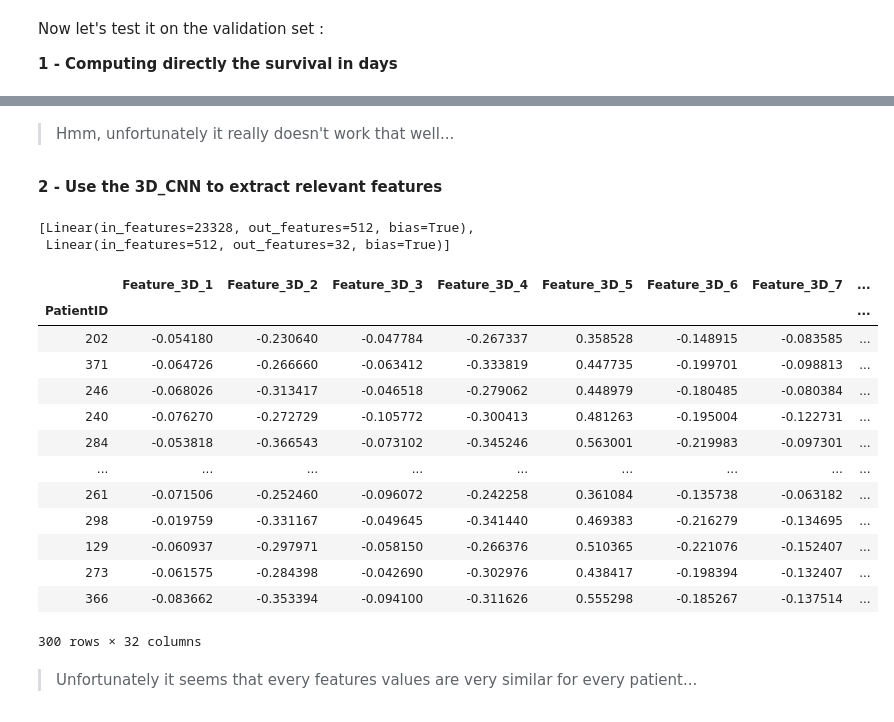
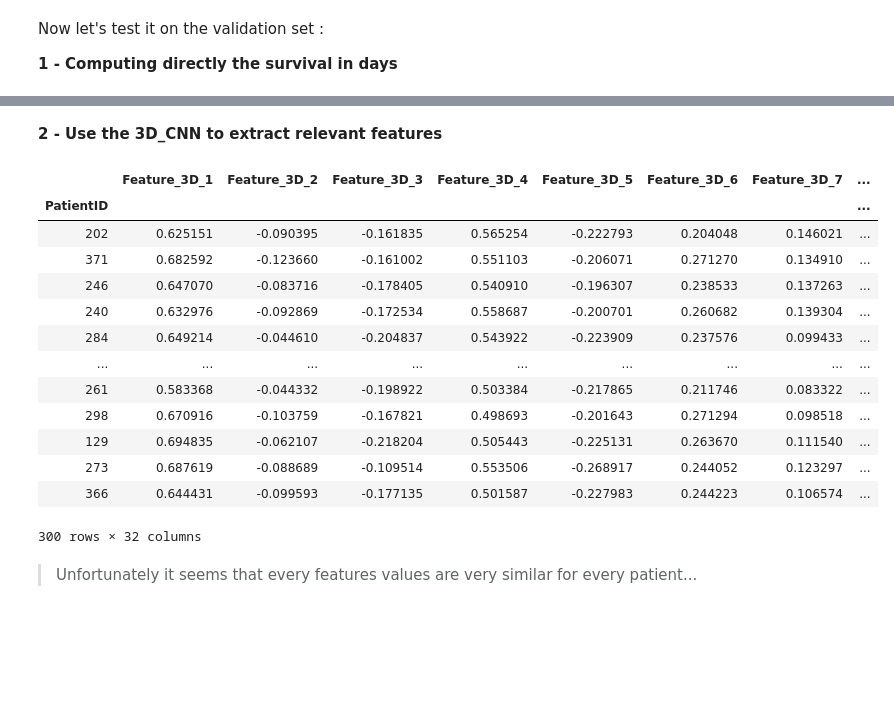
Before and after one commit to EmmanuelJhno/Owkin_challenge, a Jupyter notebook: Supervised_survival_prediction.ipynb, the cells around one changed output, grey strips where cells are left out. Saved outputs shown, nothing was run; the diff lists cells and outputs as text; code cells hidden in the pictures; blank space fills up the shorter version.

```diff
--- a/Supervised_survival_prediction.ipynb
+++ b/Supervised_survival_prediction.ipynb
@@ -1482,12 +1831,5 @@ Performance on the validation set (CI) : 0.264
-# %% [markdown]
-> Hmm, unfortunately it really doesn't work that well...
 # %% [markdown]
 **2 - Use the 3D_CNN to extract relevant features**
-# %%
-p2_model_list
-# %% [output]
-[Linear(in_features=23328, out_features=512, bias=True),
- Linear(in_features=512, out_features=32, bias=True)]
 # %%
 # Evaluate the model on the validation set
 model_list = list(my_model.children())[:-1]
@@ -1498,53 +1840,53 @@ model_list = list(my_model.children())[:-1]
 #trunc_model_p2 = nn.Sequential(*p2_model_list)
 
 ### Or if we don't : (but still, we have the issue of the .view function in the forward)
 p1_model_list = model_list[:3]
 p2_model_list = model_list[3:]
 trunc_model_p1 = nn.Sequential(*p1_model_list)
 trunc_model_p2 = nn.Sequential(*p2_model_list)
 
 features_img = np.ndarray((len(data),32))
 #trunc_model.eval()
 with torch.no_grad():
     for idx, patient_id in tqdm.tqdm(enumerate(data.index)):
         patient_id_str = '00'+str(patient_id)
         patient_id_str = patient_id_str[-3:]
         path = 'patient_{}.npz'.format(patient_id_str)
         img_path = os.path.join('training_data/images', path)
         scan = np.load(img_path)['scan']
         img = to_pixel_values(scan)
 
-        img = img.copy().astype(np.float32, copy=True) / 255
+        img = img.copy().astype(np.float32, copy=True)
         img = img.reshape(1,1,92,92,92)
         img = torch.from_numpy(img)
+        if SurvivalDataset.normalization is not None:
+            img = SurvivalDataset.normalization(img)
+        else:
+            img /= 255
         img = img.to(device)
         interm = trunc_model_p1(img)
         interm = interm.view(-1, 32 * 9 * 9 * 9)
         output = trunc_model_p2(interm)
         features_img[idx] = output.numpy()
 
 features_3D = pd.DataFrame(features_img, columns=['Feature_3D_{}'.format(k) for k in range(1,33)],
                            index=data.index)
 features_3D
+# %% [output]
+|  | Feature_3D_1 | Feature_3D_2 | Feature_3D_3 | Feature_3D_4 | Feature_3D_5 | Feature_3D_6 | Feature_3D_7 | ... |
+| PatientID |  |  |  |  |  |  |  | ... |
+| 202 | 0.625151 | -0.090395 | -0.161835 | 0.565254 | -0.222793 | 0.204048 | 0.146021 | ... |
+| 371 | 0.682592 | -0.123660 | -0.161002 | 0.551103 | -0.206071 | 0.271270 | 0.134910 | ... |
+| 246 | 0.647070 | -0.083716 | -0.178405 | 0.540910 | -0.196307 | 0.238533 | 0.137263 | ... |
+| 240 | 0.632976 | -0.092869 | -0.172534 | 0.558687 | -0.200701 | 0.260682 | 0.139304 | ... |
+| 284 | 0.649214 | -0.044610 | -0.204837 | 0.543922 | -0.223909 | 0.237576 | 0.099433 | ... |
+| ... | ... | ... | ... | ... | ... | ... | ... | ... |
+| 261 | 0.583368 | -0.044332 | -0.198922 | 0.503384 | -0.217865 | 0.211746 | 0.083322 | ... |
+| 298 | 0.670916 | -0.103759 | -0.167821 | 0.498693 | -0.201643 | 0.271294 | 0.098518 | ... |
+| 129 | 0.694835 | -0.062107 | -0.218204 | 0.505443 | -0.225131 | 0.263670 | 0.111540 | ... |
+| 273 | 0.687619 | -0.088689 | -0.109514 | 0.553506 | -0.268917 | 0.244052 | 0.123297 | ... |
+| 366 | 0.644431 | -0.099593 | -0.177135 | 0.501587 | -0.227983 | 0.244223 | 0.106574 | ... |
+300 rows × 32 columns
-# %%
-features_3D = pd.DataFrame(features_img, columns=['Feature_3D_{}'.format(k) for k in range(1,33)],
-                           index=data.index)
-features_3D
-# %% [output]
-|  | Feature_3D_1 | Feature_3D_2 | Feature_3D_3 | Feature_3D_4 | Feature_3D_5 | Feature_3D_6 | Feature_3D_7 | ... |
-| PatientID |  |  |  |  |  |  |  | ... |
-| 202 | -0.054180 | -0.230640 | -0.047784 | -0.267337 | 0.358528 | -0.148915 | -0.083585 | ... |
-| 371 | -0.064726 | -0.266660 | -0.063412 | -0.333819 | 0.447735 | -0.199701 | -0.098813 | ... |
-| 246 | -0.068026 | -0.313417 | -0.046518 | -0.279062 | 0.448979 | -0.180485 | -0.080384 | ... |
-| 240 | -0.076270 | -0.272729 | -0.105772 | -0.300413 | 0.481263 | -0.195004 | -0.122731 | ... |
-| 284 | -0.053818 | -0.366543 | -0.073102 | -0.345246 | 0.563001 | -0.219983 | -0.097301 | ... |
-| ... | ... | ... | ... | ... | ... | ... | ... | ... |
-| 261 | -0.071506 | -0.252460 | -0.096072 | -0.242258 | 0.361084 | -0.135738 | -0.063182 | ... |
-| 298 | -0.019759 | -0.331167 | -0.049645 | -0.341440 | 0.469383 | -0.216279 | -0.134695 | ... |
-| 129 | -0.060937 | -0.297971 | -0.058150 | -0.266376 | 0.510365 | -0.221076 | -0.152407 | ... |
-| 273 | -0.061575 | -0.284398 | -0.042690 | -0.302976 | 0.438417 | -0.198394 | -0.132407 | ... |
-| 366 | -0.083662 | -0.353394 | -0.094100 | -0.311626 | 0.555298 | -0.185267 | -0.137514 | ... |
-300 rows × 32 columns
 # %% [markdown]
 > Unfortunately it seems that every features values are very similar for every patient...
 # %%
```
Also changed, not shown: parts of 115 cells of this notebook, 3 other files.
